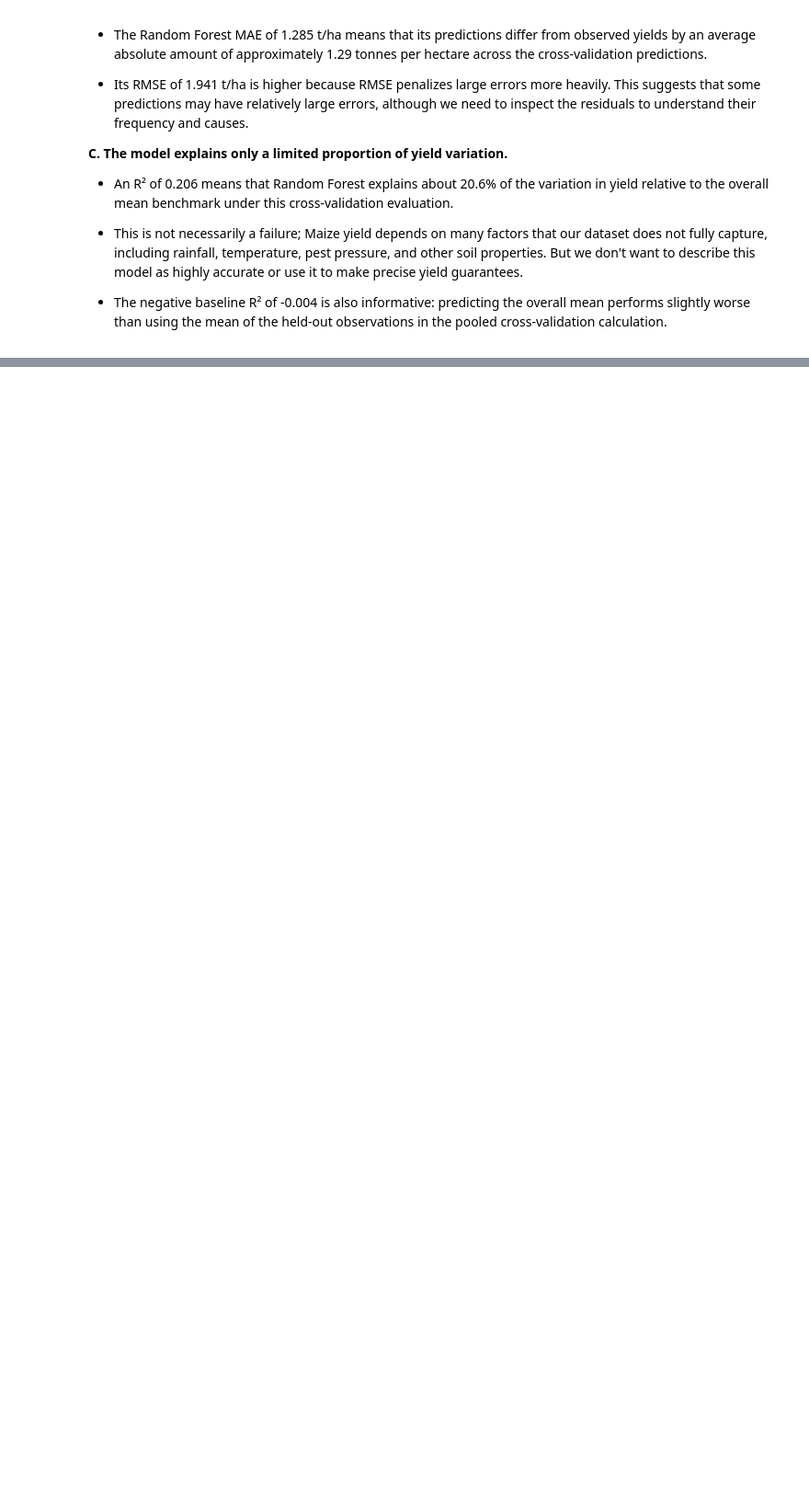
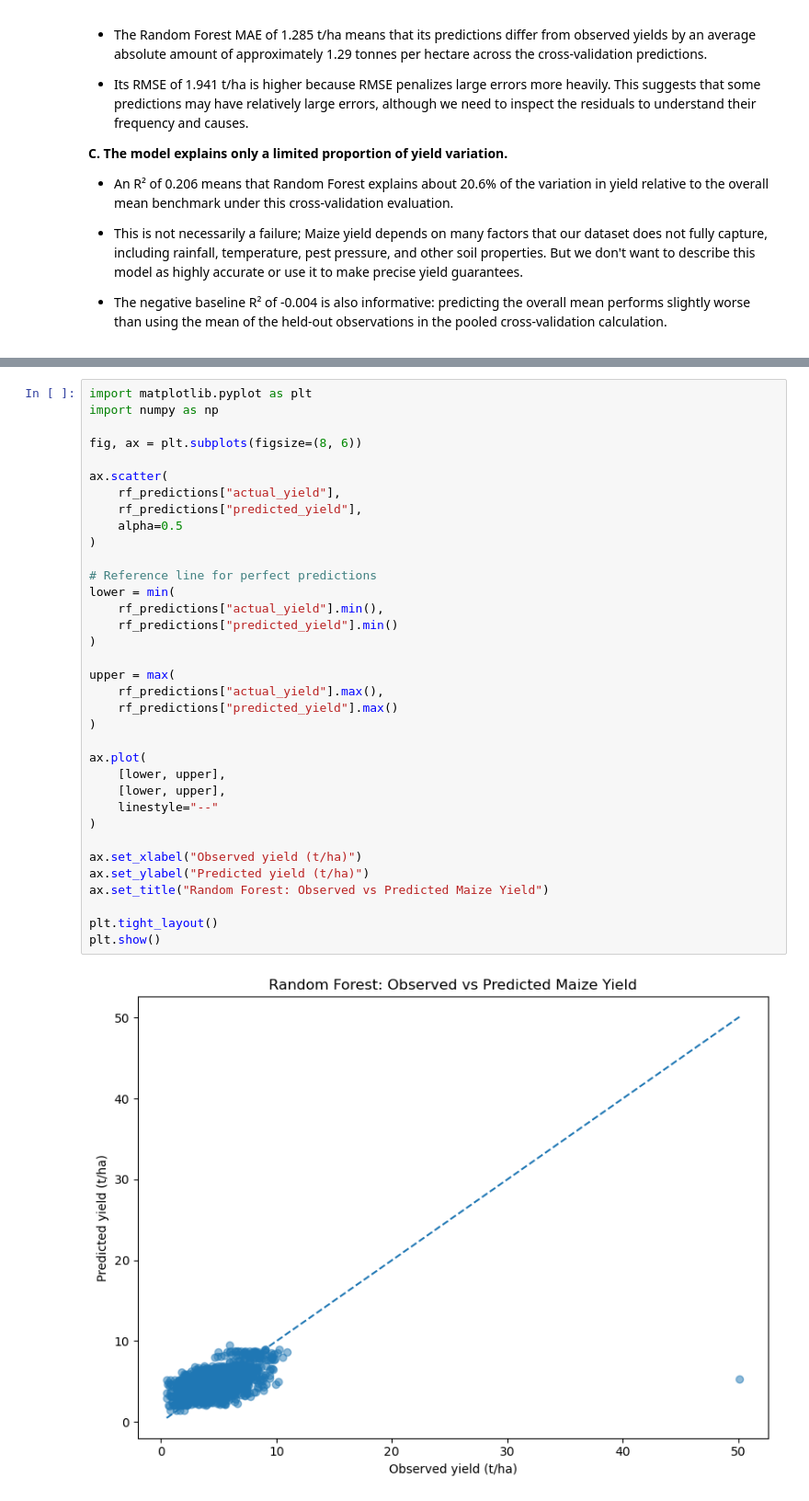
Before and after one commit to Vin-Okumu/maize-yield-optimization-rwanda, a Jupyter notebook: 02_Notebooks/06_yield_prediction.ipynb, the cells around one changed output, grey strips where cells are left out. Shown at 92% size. Saved outputs shown, nothing was run; the diff lists cells and outputs as text; blank space fills up the shorter version.

Commit message:
Updated yield prediction notebook

```diff
--- a/02_Notebooks/06_yield_prediction.ipynb
+++ b/02_Notebooks/06_yield_prediction.ipynb
@@ -293,0 +354,37 @@ Our earlier model loop stored the out-of-fold predictions in prediction_records.
+# %%
+import matplotlib.pyplot as plt
+import numpy as np
+
+fig, ax = plt.subplots(figsize=(8, 6))
+
+ax.scatter(
+    rf_predictions["actual_yield"],
+    rf_predictions["predicted_yield"],
+    alpha=0.5
+)
+
+# Reference line for perfect predictions
+lower = min(
+    rf_predictions["actual_yield"].min(),
+    rf_predictions["predicted_yield"].min()
+)
+
+upper = max(
+    rf_predictions["actual_yield"].max(),
+    rf_predictions["predicted_yield"].max()
+)
+
+ax.plot(
+    [lower, upper],
+    [lower, upper],
+    linestyle="--"
+)
+
+ax.set_xlabel("Observed yield (t/ha)")
+ax.set_ylabel("Predicted yield (t/ha)")
+ax.set_title("Random Forest: Observed vs Predicted Maize Yield")
+
+plt.tight_layout()
+plt.show()
+# %% [output]
+[figure, added]
```
Also changed, not shown: parts of 10 cells of this notebook.
